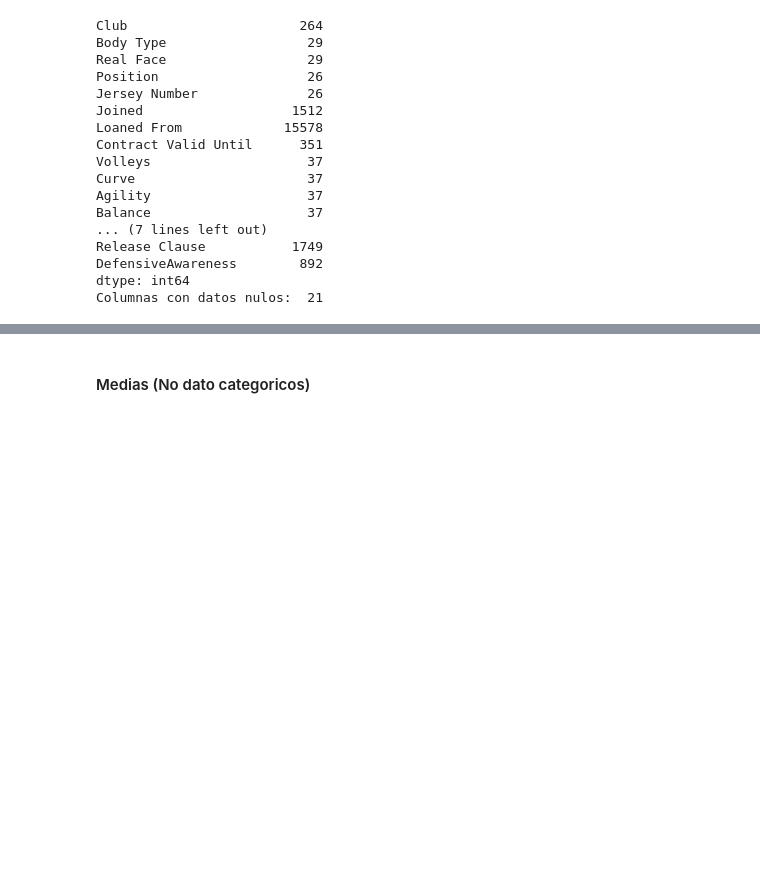
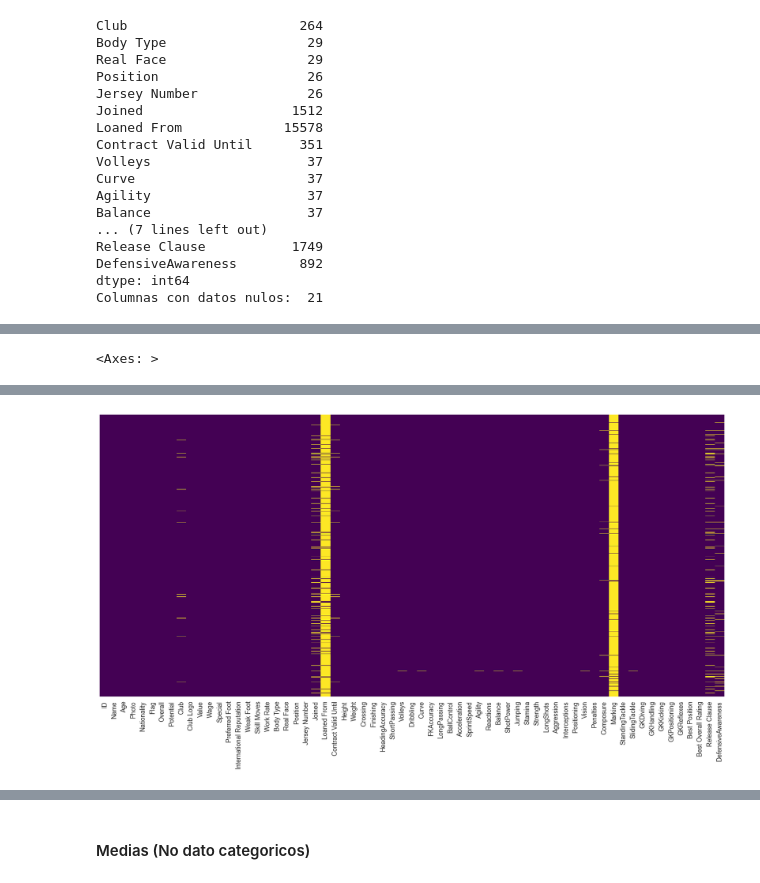
Before and after one commit to BrandonLCC/FIFA_ML_Kedro, a Jupyter notebook: machine-learning-project/notebooks/2_Data_Understanding.ipynb, the cells around one changed output, grey strips where cells are left out. Saved outputs shown, nothing was run; the diff lists cells and outputs as text; code cells hidden in the pictures; blank space fills up the shorter version.

```diff
--- a/machine-learning-project/notebooks/2_Data_Understanding.ipynb
+++ b/machine-learning-project/notebooks/2_Data_Understanding.ipynb
@@ -177,0 +235,5 @@ Name: Loaned From, dtype: object
+# %%
+plt.figure(figsize=(22, 10))
+# plot the null values in each column
+sns.heatmap(FIFA22_df.isnull(), yticklabels=False, cbar=False, cmap='viridis')
+# %% [output]
@@ -177,0 +241 @@ Name: Loaned From, dtype: object
+<Axes: >
@@ -177,0 +243 @@ Name: Loaned From, dtype: object
+[figure, added]
```
Also changed, not shown: parts of 27 cells of this notebook, 1 other file.
